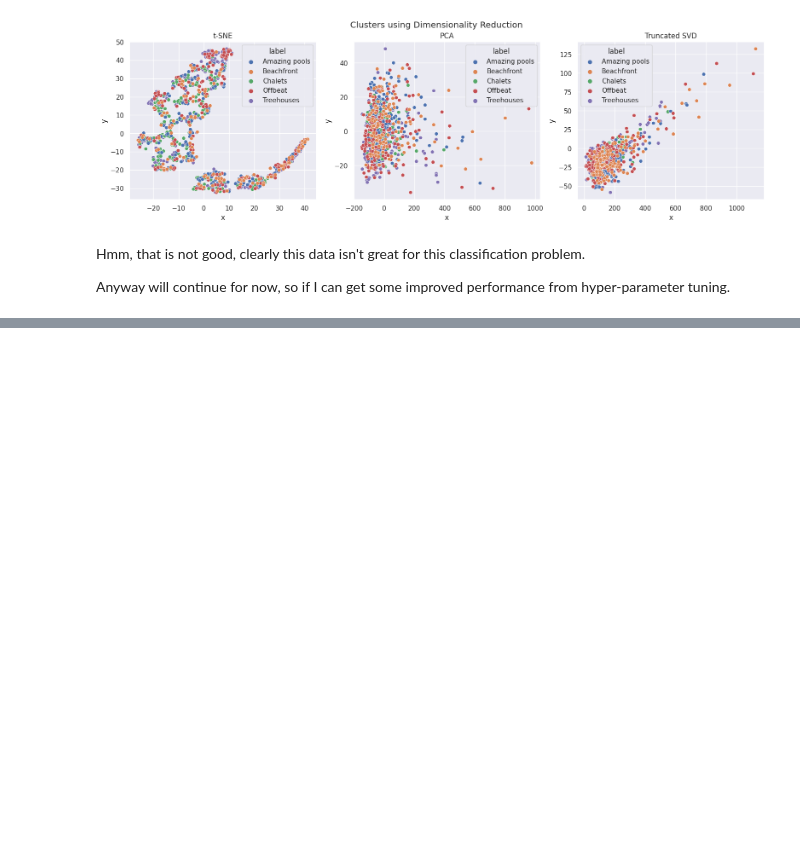
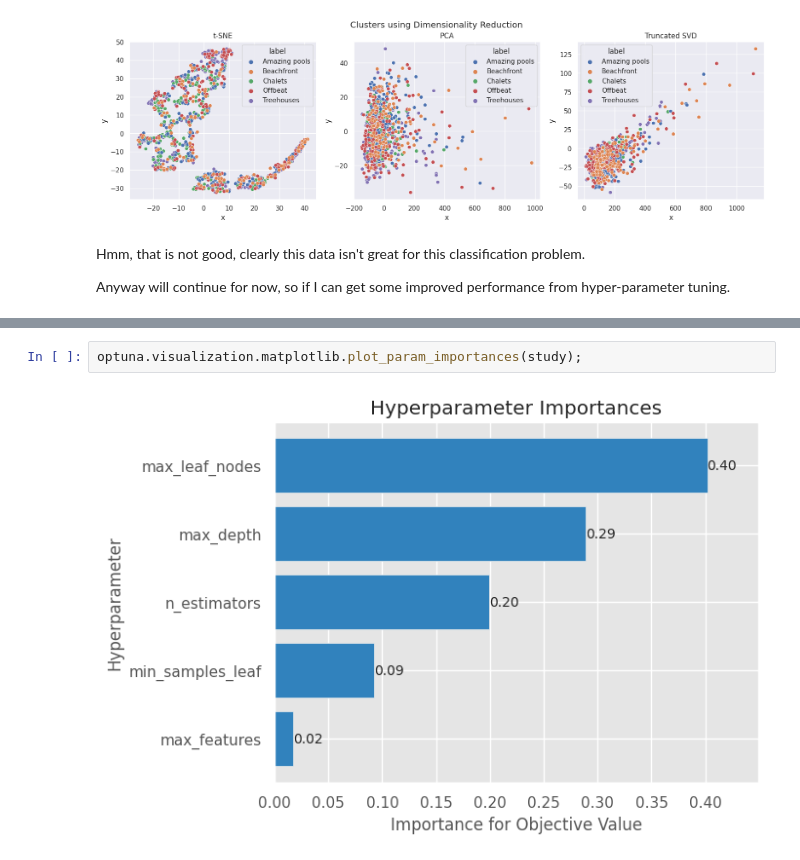
Before and after one commit to dan-bouchard/Airbnb-Property-Listing, a Jupyter notebook: classification_modelling_numerical_data.ipynb, the cells around one changed output, grey strips where cells are left out. Saved outputs shown, nothing was run; the diff lists cells and outputs as text; blank space fills up the shorter version.

```diff
--- a/classification_modelling_numerical_data.ipynb
+++ b/classification_modelling_numerical_data.ipynb
@@ -252,0 +336,4 @@ Anyway will continue for now, so if I can get some improved performance from hyp
+# %%
+optuna.visualization.matplotlib.plot_param_importances(study);
+# %% [output]
+[figure, added]
```
Also changed, not shown: parts of 5 cells of this notebook.
